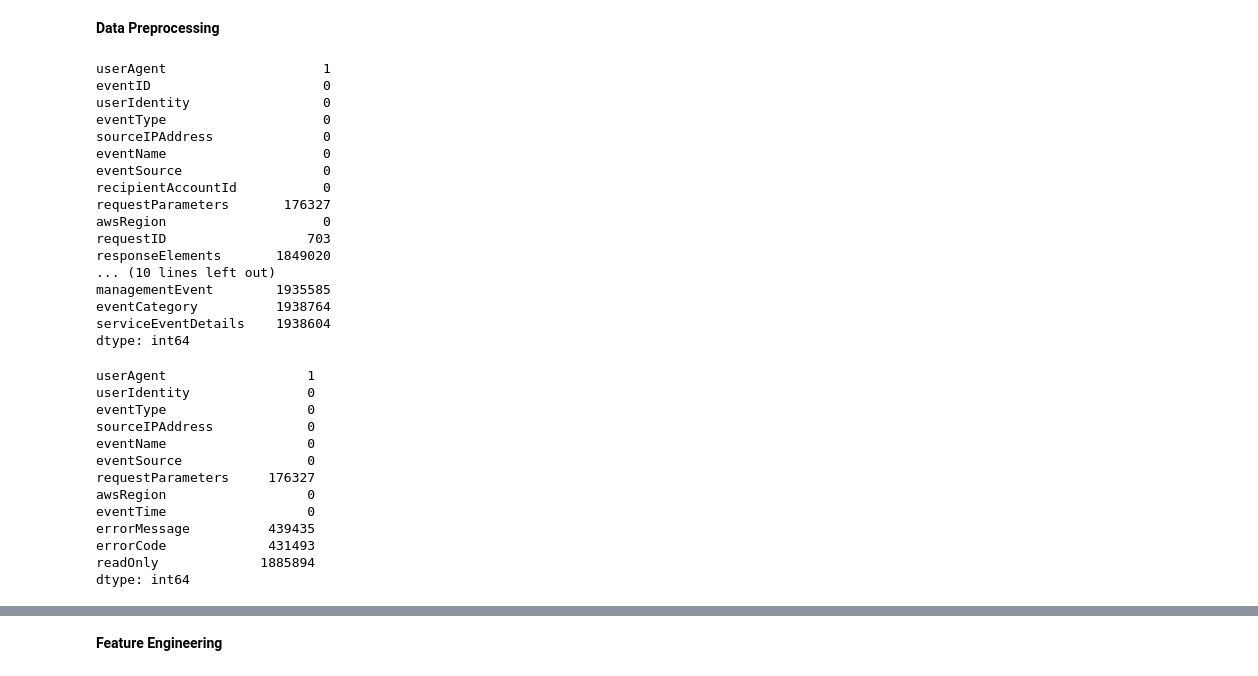
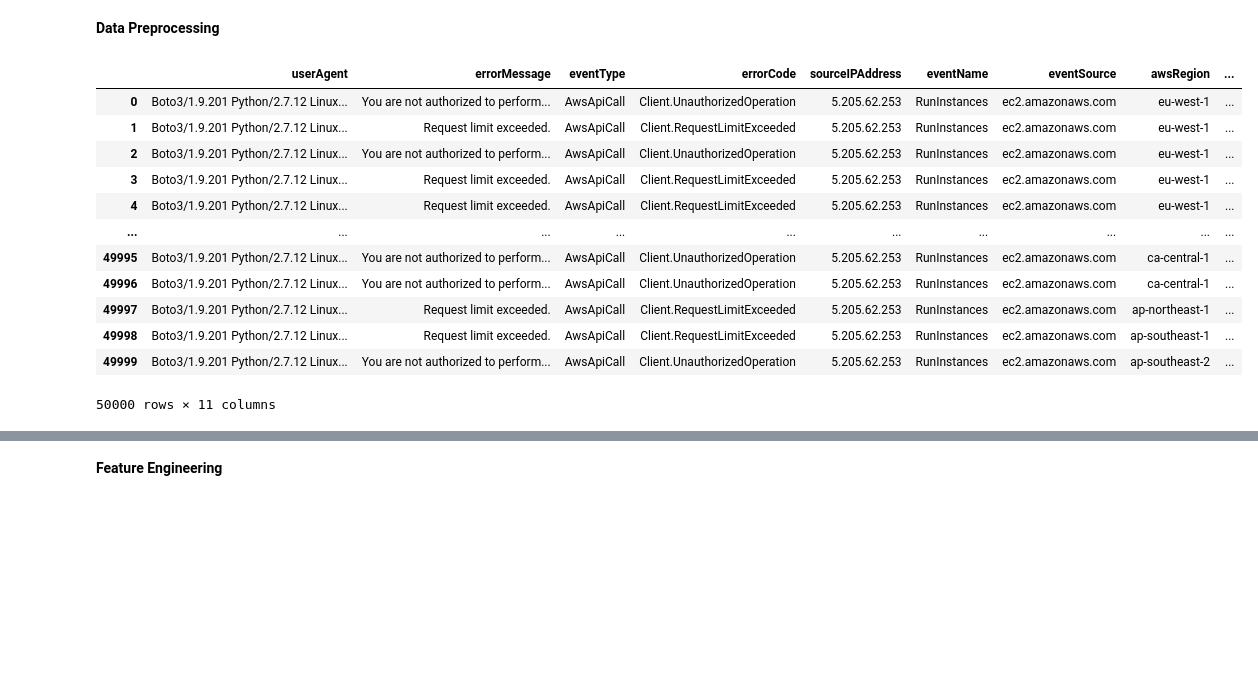
Before and after one commit to ChristabelAtieno/threat-hunting-project, a Jupyter notebook: notebook/threat hunting.ipynb, the cells around one changed output, grey strips where cells are left out. Saved outputs shown, nothing was run; the diff lists cells and outputs as text; code cells hidden in the pictures; blank space fills up the shorter version.

```diff
--- a/notebook/threat hunting.ipynb
+++ b/notebook/threat hunting.ipynb
@@ -51,22 +80,2 @@ df.head()
 # %% [markdown]
 **Data Preprocessing**
-# %%
-df.isna().sum()
-# %% [output]
-userAgent                    1
-eventID                      0
-userIdentity                 0
-eventType                    0
-sourceIPAddress              0
-eventName                    0
-eventSource                  0
-recipientAccountId           0
-requestParameters       176327
-awsRegion                    0
-requestID                  703
-responseElements       1849020
-... (10 lines left out)
-managementEvent        1935585
-eventCategory          1938764
-serviceEventDetails    1938604
-dtype: int64
@@ -78,17 +82,18 @@ df = df.drop(columns=cols_to_drop)
-# %%
-df.isna().sum()
-# %% [output]
-userAgent                  1
-userIdentity               0
-eventType                  0
-sourceIPAddress            0
-eventName                  0
-eventSource                0
-requestParameters     176327
-awsRegion                  0
-eventTime                  0
-errorMessage          439435
-errorCode             431493
-readOnly             1885894
-dtype: int64
+# %%
+df = pd.read_parquet("clean_cloudtrail_parquet\part-9bc83fd886d04cb8ab2d93beedb50749.parquet")
+df.columns
+# %% [output]
+|  | userAgent | errorMessage | eventType | errorCode | sourceIPAddress | eventName | eventSource | awsRegion | ... |
+| 0 | Boto3/1.9.201 Python/2.7.12 Linux... | You are not authorized to perform... | AwsApiCall | Client.UnauthorizedOperation | 5.205.62.253 | RunInstances | ec2.amazonaws.com | eu-west-1 | ... |
+| 1 | Boto3/1.9.201 Python/2.7.12 Linux... | Request limit exceeded. | AwsApiCall | Client.RequestLimitExceeded | 5.205.62.253 | RunInstances | ec2.amazonaws.com | eu-west-1 | ... |
+| 2 | Boto3/1.9.201 Python/2.7.12 Linux... | You are not authorized to perform... | AwsApiCall | Client.UnauthorizedOperation | 5.205.62.253 | RunInstances | ec2.amazonaws.com | eu-west-1 | ... |
+| 3 | Boto3/1.9.201 Python/2.7.12 Linux... | Request limit exceeded. | AwsApiCall | Client.RequestLimitExceeded | 5.205.62.253 | RunInstances | ec2.amazonaws.com | eu-west-1 | ... |
+| 4 | Boto3/1.9.201 Python/2.7.12 Linux... | Request limit exceeded. | AwsApiCall | Client.RequestLimitExceeded | 5.205.62.253 | RunInstances | ec2.amazonaws.com | eu-west-1 | ... |
+| ... | ... | ... | ... | ... | ... | ... | ... | ... | ... |
+| 49995 | Boto3/1.9.201 Python/2.7.12 Linux... | You are not authorized to perform... | AwsApiCall | Client.UnauthorizedOperation | 5.205.62.253 | RunInstances | ec2.amazonaws.com | ca-central-1 | ... |
+| 49996 | Boto3/1.9.201 Python/2.7.12 Linux... | You are not authorized to perform... | AwsApiCall | Client.UnauthorizedOperation | 5.205.62.253 | RunInstances | ec2.amazonaws.com | ca-central-1 | ... |
+| 49997 | Boto3/1.9.201 Python/2.7.12 Linux... | Request limit exceeded. | AwsApiCall | Client.RequestLimitExceeded | 5.205.62.253 | RunInstances | ec2.amazonaws.com | ap-northeast-1 | ... |
+| 49998 | Boto3/1.9.201 Python/2.7.12 Linux... | Request limit exceeded. | AwsApiCall | Client.RequestLimitExceeded | 5.205.62.253 | RunInstances | ec2.amazonaws.com | ap-southeast-1 | ... |
+| 49999 | Boto3/1.9.201 Python/2.7.12 Linux... | You are not authorized to perform... | AwsApiCall | Client.UnauthorizedOperation | 5.205.62.253 | RunInstances | ec2.amazonaws.com | ap-southeast-2 | ... |
+50000 rows × 11 columns
 # %%
```
Also changed, not shown: parts of 51 cells of this notebook, 5 other files.
